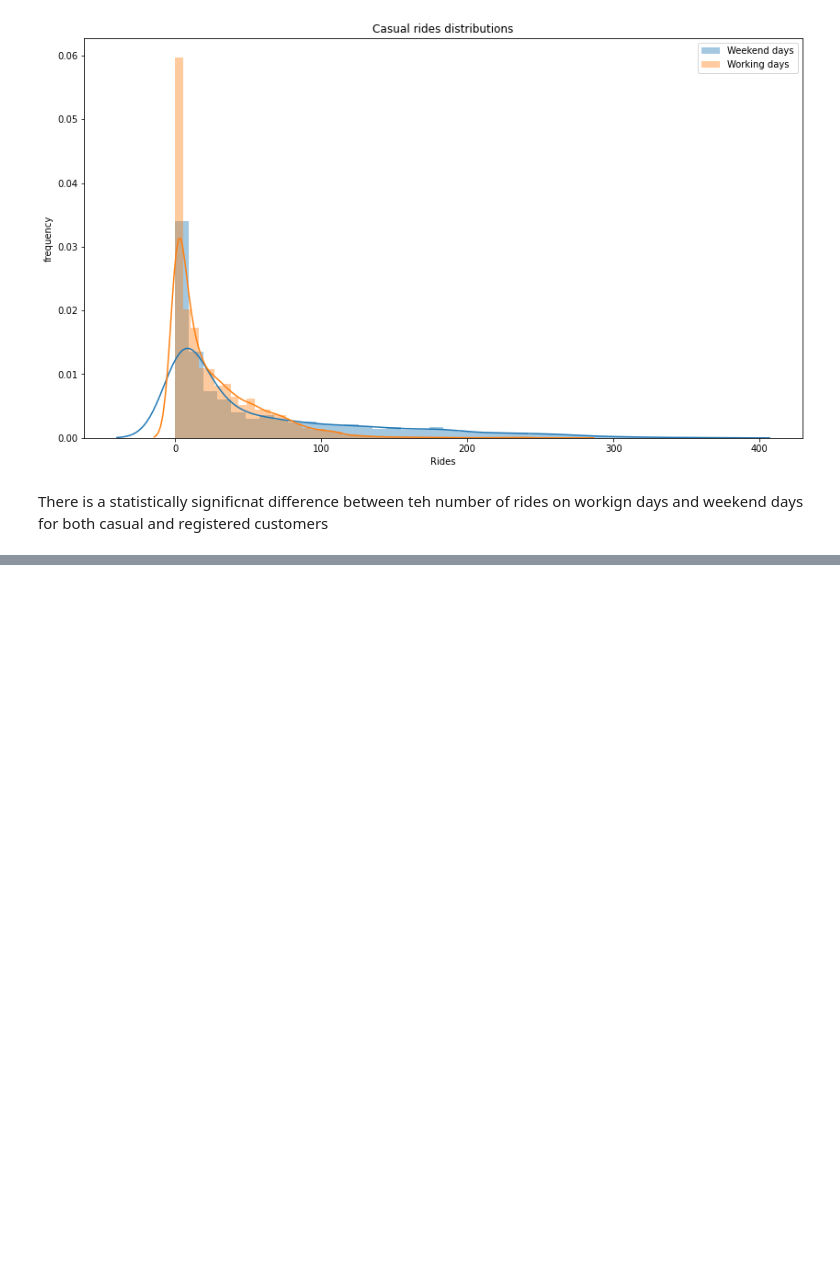
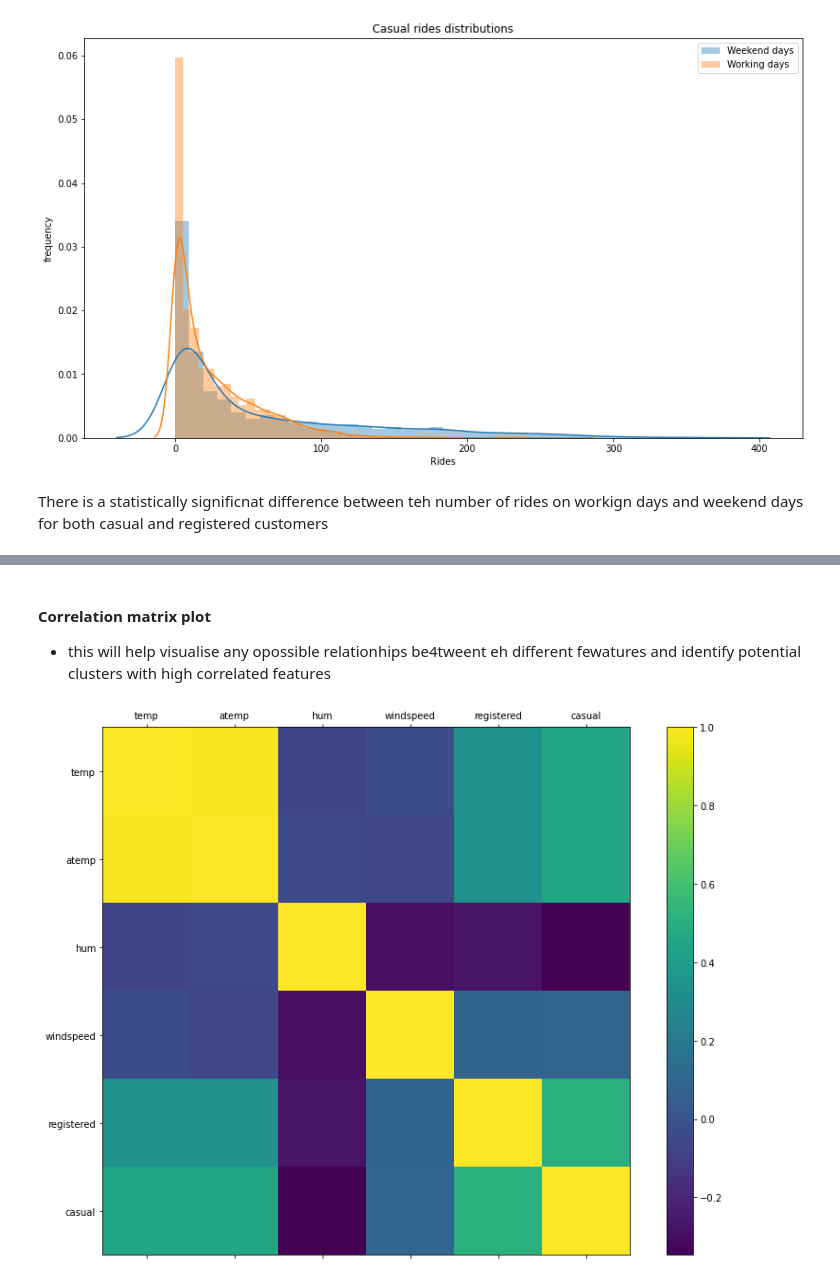
Before and after one commit to 3liud/bike-sharing-analysis, a Jupyter notebook: bike_sharing_analysis.ipynb, the cells around one changed output, grey strips where cells are left out. Drawn from its saved outputs; the diff is of its cells as text; code cells hidden in the pictures; blank space fills up the shorter version.

```diff
--- a/bike_sharing_analysis.ipynb
+++ b/bike_sharing_analysis.ipynb
@@ -409,0 +513,19 @@ There is a statistically significnat difference between teh number of rides on w
+# %% [markdown]
+#### Correlation matrix plot
+
+- this will help visualise any opossible relationhips be4tweent eh different fewatures and identify potential clusters with high correlated features
+# %%
+# correlation matrix
+cols = ["temp", "atemp", "hum", "windspeed", "registered", "casual"]
+plot_data = hourly_data_clean[cols]
+corr = plot_data.corr()
+
+fig = plt.figure(figsize=(14, 10))
+plt.matshow(corr, fignum=fig.number)
+plt.xticks(range(len(plot_data.columns)), plot_data.columns)
+plt.yticks(range(len(plot_data.columns)), plot_data.columns)
+plt.colorbar()
+plt.ylim([5.5, -0.5])
+fig.savefig('figures/correlations.pong', format='png');
+# %% [output]
+[figure, added]
```
Also changed, not shown: parts of 11 cells of this notebook.
